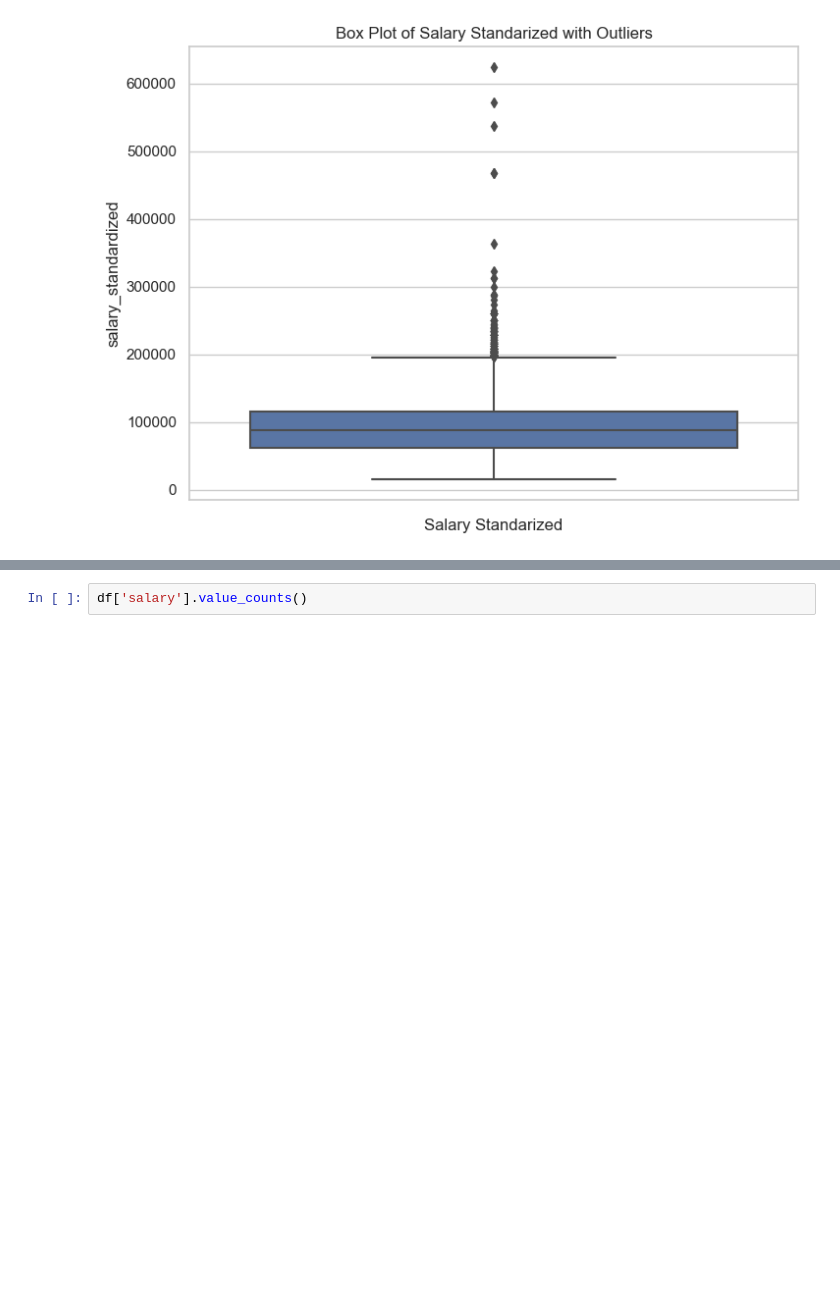
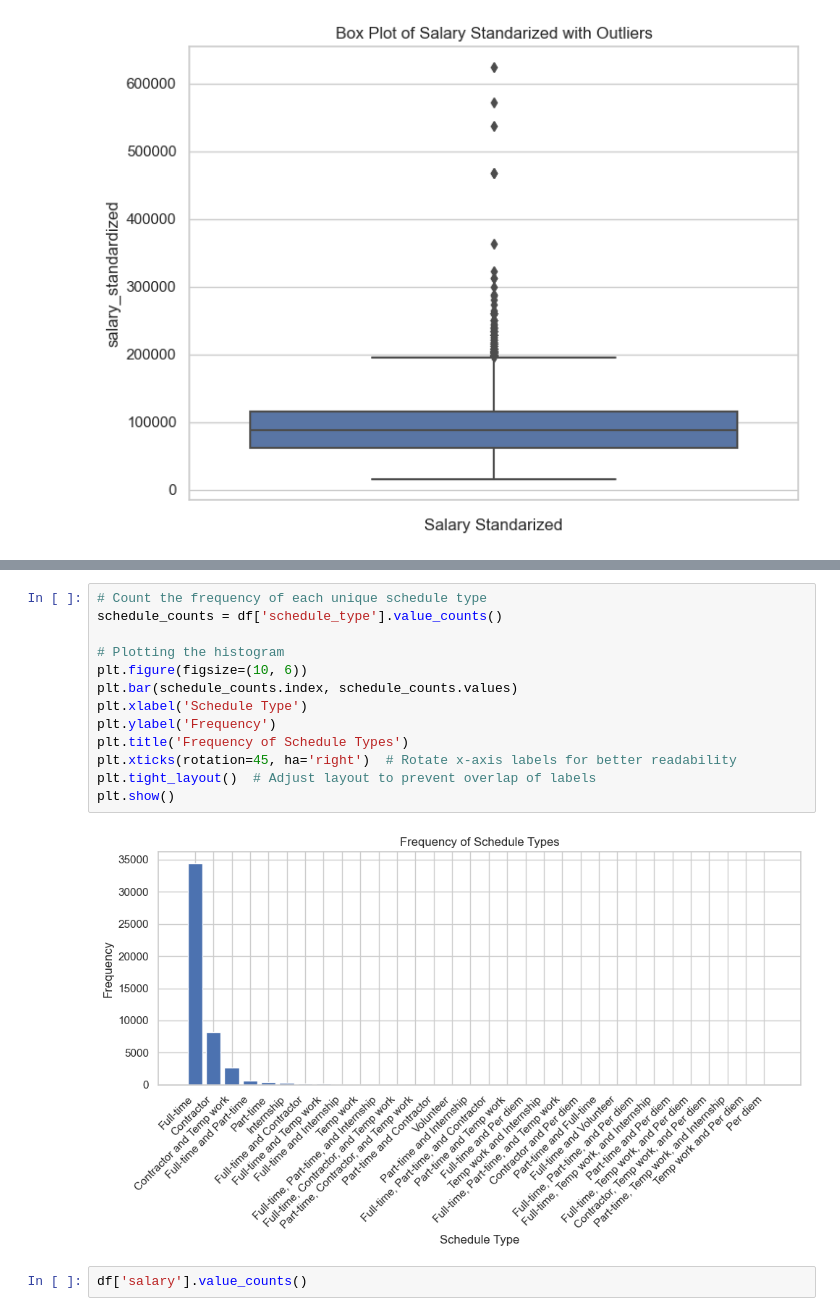
Before and after one commit to Severesix907/Capstone_Project, a Jupyter notebook: Code/EDA Analysis-Jianhang.ipynb, the cells around one changed output, grey strips where cells are left out. Cells and saved outputs as stored; diff of their text form; blank space fills up the shorter version.

```diff
--- a/Code/EDA Analysis-Jianhang.ipynb
+++ b/Code/EDA Analysis-Jianhang.ipynb
@@ -220,3 +252,18 @@ plt.show()
+# %%
+# Count the frequency of each unique schedule type
+schedule_counts = df['schedule_type'].value_counts()
+
+# Plotting the histogram
+plt.figure(figsize=(10, 6))
+plt.bar(schedule_counts.index, schedule_counts.values)
+plt.xlabel('Schedule Type')
+plt.ylabel('Frequency')
+plt.title('Frequency of Schedule Types')
+plt.xticks(rotation=45, ha='right')  # Rotate x-axis labels for better readability
+plt.tight_layout()  # Adjust layout to prevent overlap of labels
+plt.show()
+# %% [output]
+[figure, added]
 # %%
 df['salary'].value_counts()
 # %% [output]
```
Also changed, not shown: parts of 2 cells of this notebook.
